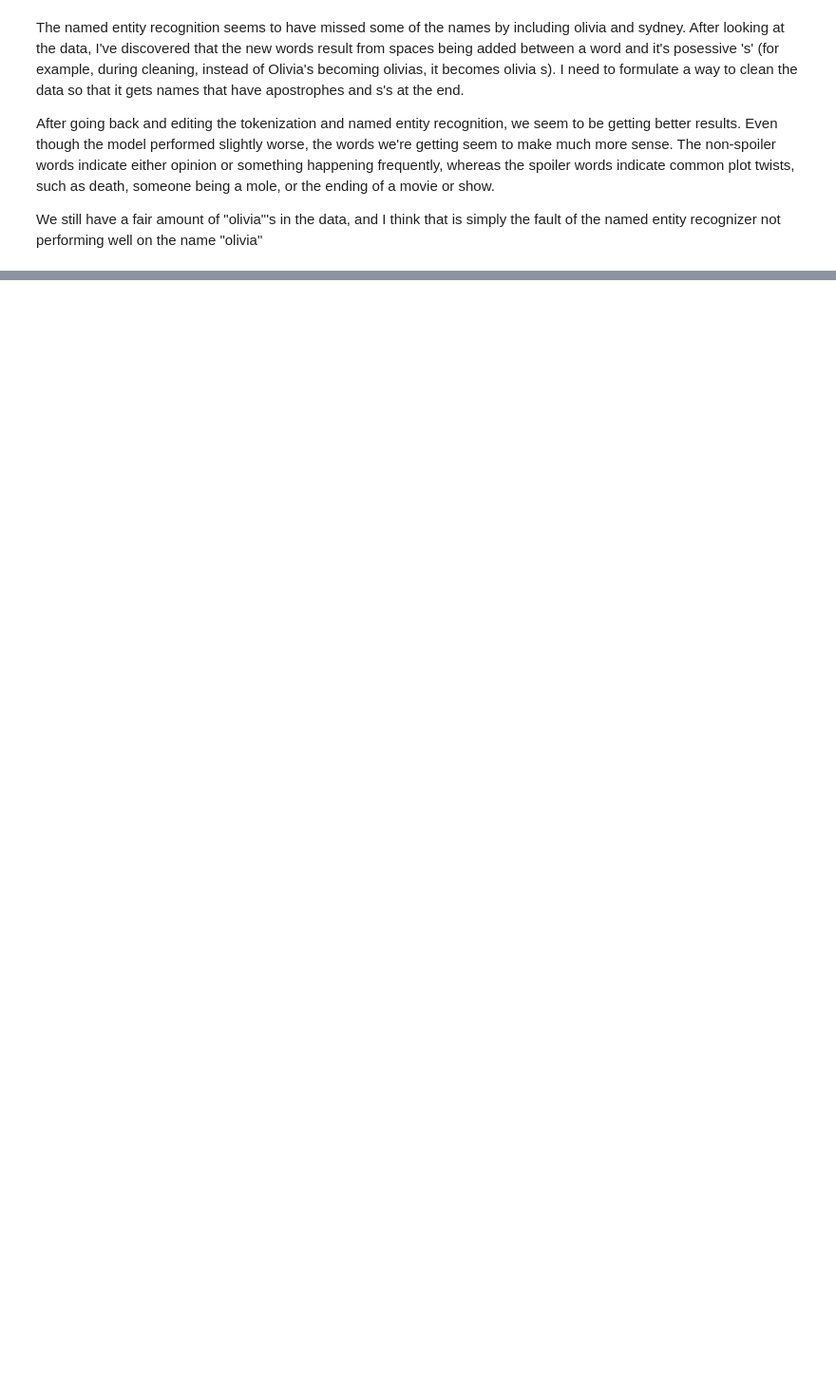
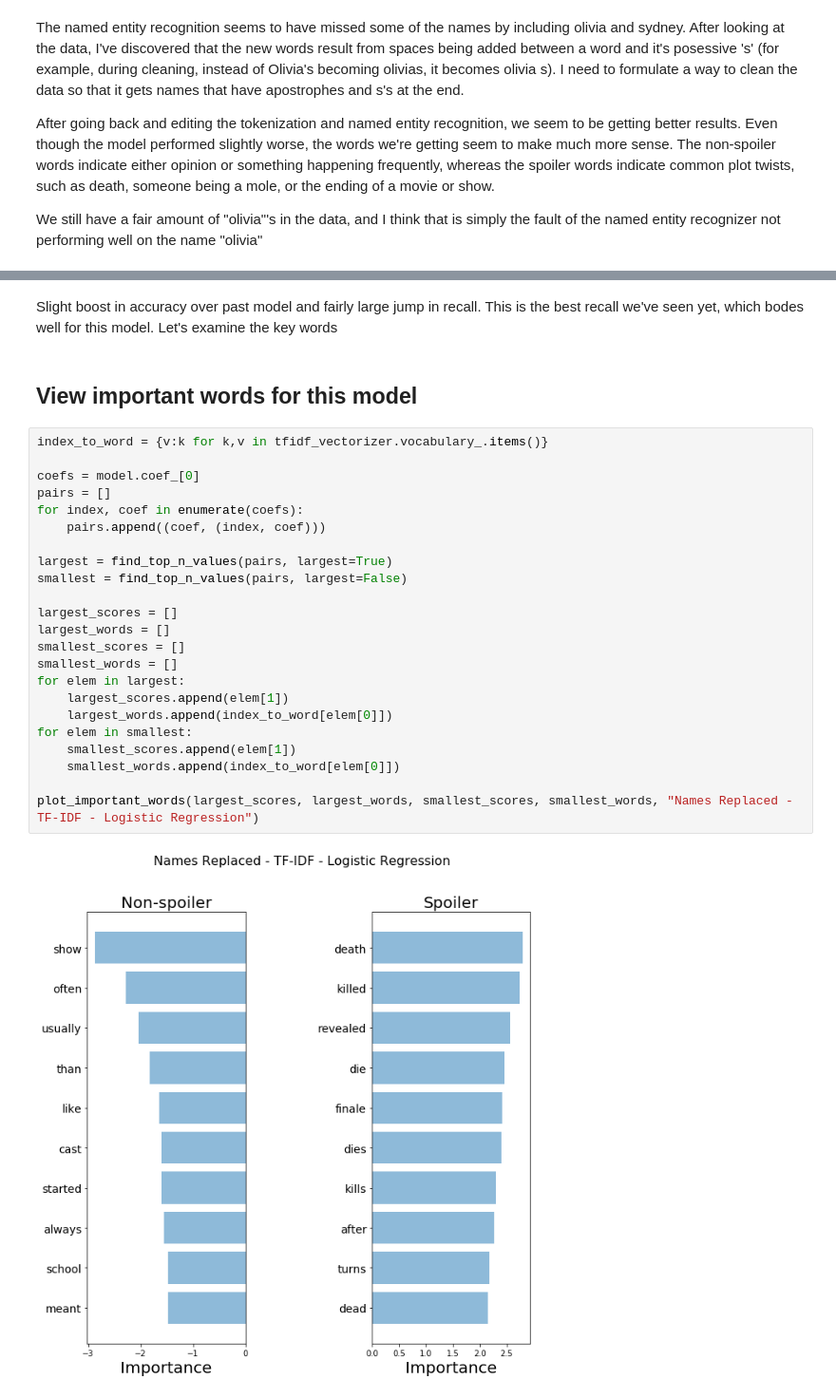
Before and after one commit to ryansmick/victor, a Jupyter notebook: model_selection.ipynb, the cells around one changed output, grey strips where cells are left out. Shown: that part at 95% size. Cells and saved outputs as stored; diff of their text form; blank space fills up the shorter version.

```diff
--- a/model_selection.ipynb
+++ b/model_selection.ipynb
@@ -494,0 +526,29 @@ We still have a fair amount of "olivia"'s in the data, and I think that is simpl
+# %% [markdown]
+Slight boost in accuracy over past model and fairly large jump in recall. This is the best recall we've seen yet, which bodes well for this model. Let's examine the key words
+# %% [markdown]
+## View important words for this model
+# %%
+index_to_word = {v:k for k,v in tfidf_vectorizer.vocabulary_.items()}
+
+coefs = model.coef_[0]
+pairs = []
+for index, coef in enumerate(coefs):
+    pairs.append((coef, (index, coef)))
+
+largest = find_top_n_values(pairs, largest=True)
+smallest = find_top_n_values(pairs, largest=False)
+
+largest_scores = []
+largest_words = []
+smallest_scores = []
+smallest_words = []
+for elem in largest:
+    largest_scores.append(elem[1])
+    largest_words.append(index_to_word[elem[0]])
+for elem in smallest:
+    smallest_scores.append(elem[1])
+    smallest_words.append(index_to_word[elem[0]])
+
+plot_important_words(largest_scores, largest_words, smallest_scores, smallest_words, "Names Replaced - TF-IDF - Logistic Regression")
+# %% [output]
+[figure, added]
```
Also changed, not shown: parts of 13 cells of this notebook.
